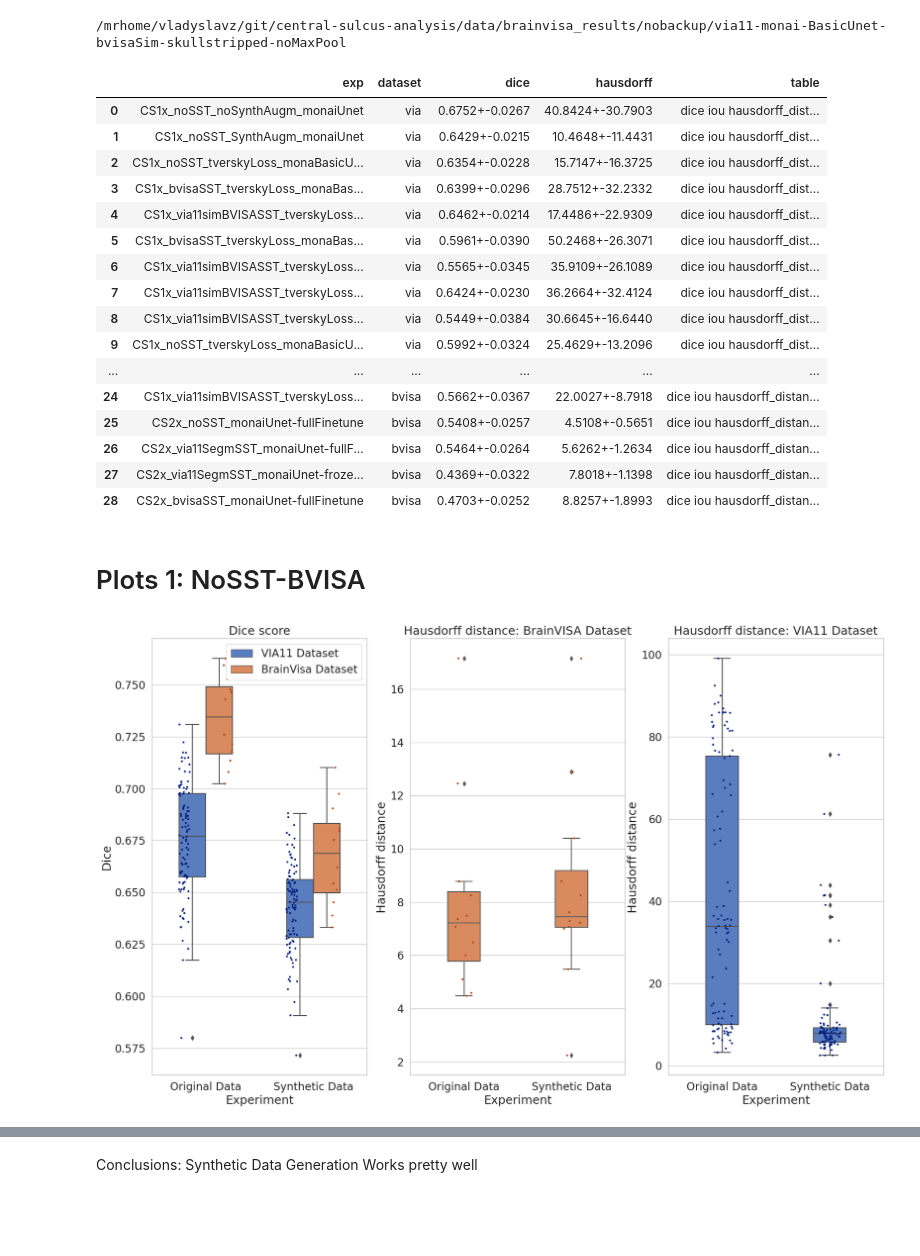
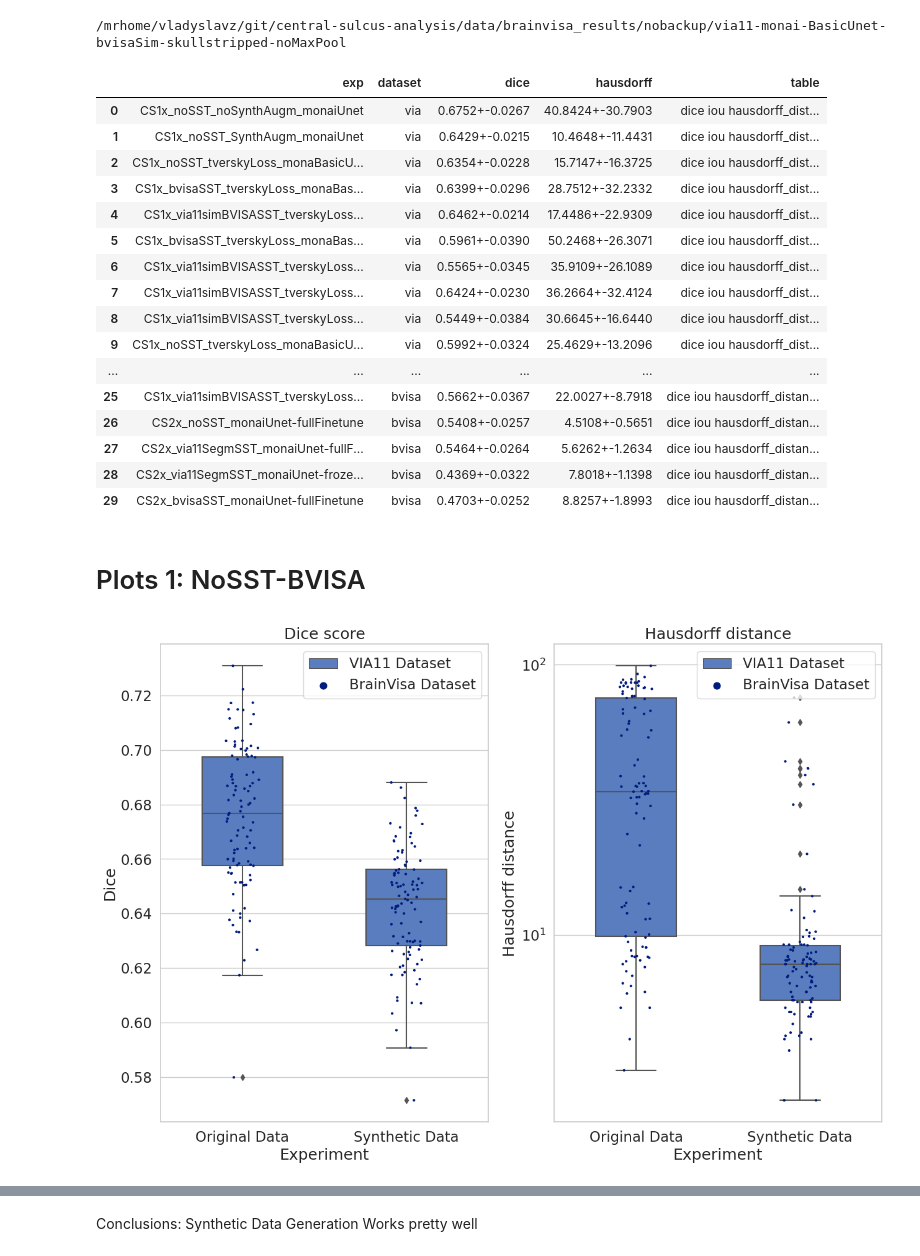
Before and after one commit to Vivikar/central-sulcus-analysis, a Jupyter notebook: notebooks/16_GenerateReportPlotsTables.ipynb, the cells around one changed output, grey strips where cells are left out. Saved outputs shown, nothing was run; the diff lists cells and outputs as text; code cells hidden in the pictures; blank space fills up the shorter version.

Commit message:
report main plots dump

```diff
--- a/notebooks/16_GenerateReportPlotsTables.ipynb
+++ b/notebooks/16_GenerateReportPlotsTables.ipynb
@@ -28,5 +28,9 @@ import ptitprince as pt
 viapath = Path('/mrhome/vladyslavz/git/central-sulcus-analysis/data/via11/nobackup/segm_results/skull_stripped_images')
 bvisapath = Path('/mrhome/vladyslavz/git/central-sulcus-analysis/data/brainvisa_results/nobackup')
 # %%
-[x for x in bvisapath.iterdir()]
+dirs_bvisa = [x for x in bvisapath.iterdir()]
+print(dirs_bvisa)
+
+dirs_via = [x for x in viapath.iterdir()]
+print(dirs_via)
 # %% [output]
@@ -48,6 +39,6 @@ bvisapath = Path('/mrhome/vladyslavz/git/central-sulcus-analysis/data/brainvisa_
 # %%
 aggregate_results = []
-for exp in viapath.iterdir():
+for exp in dirs_via:
     res_csv = pd.read_csv(exp / 'via11_metrics.csv').set_index('caseid')
     aggr = {'exp': exp.name,
             'dataset':'via',
@@ -56,7 +47,7 @@ for exp in viapath.iterdir():
             'table':res_csv}
     aggregate_results.append(aggr)
 
-for exp in bvisapath.iterdir():
+for exp in dirs_bvisa:
     try:
         res_csv = pd.read_csv(exp / 'bvisa_metrics.csv').set_index('caseid')
     except:
@@ -87,11 +78,11 @@ aggregate_results
 | 8 | CS1x_via11simBVISASST_tverskyLoss... | via | 0.5449+-0.0384 | 30.6645+-16.6440 | dice iou hausdorff_dist... |
 | 9 | CS1x_noSST_tverskyLoss_monaBasicU... | via | 0.5992+-0.0324 | 25.4629+-13.2096 | dice iou hausdorff_dist... |
 | ... | ... | ... | ... | ... | ... |
-| 24 | CS1x_via11simBVISASST_tverskyLoss... | bvisa | 0.5662+-0.0367 | 22.0027+-8.7918 | dice iou hausdorff_distan... |
-| 25 | CS2x_noSST_monaiUnet-fullFinetune | bvisa | 0.5408+-0.0257 | 4.5108+-0.5651 | dice iou hausdorff_distan... |
-| 26 | CS2x_via11SegmSST_monaiUnet-fullF... | bvisa | 0.5464+-0.0264 | 5.6262+-1.2634 | dice iou hausdorff_distan... |
-| 27 | CS2x_via11SegmSST_monaiUnet-froze... | bvisa | 0.4369+-0.0322 | 7.8018+-1.1398 | dice iou hausdorff_distan... |
-| 28 | CS2x_bvisaSST_monaiUnet-fullFinetune | bvisa | 0.4703+-0.0252 | 8.8257+-1.8993 | dice iou hausdorff_distan... |
+| 25 | CS1x_via11simBVISASST_tverskyLoss... | bvisa | 0.5662+-0.0367 | 22.0027+-8.7918 | dice iou hausdorff_distan... |
+| 26 | CS2x_noSST_monaiUnet-fullFinetune | bvisa | 0.5408+-0.0257 | 4.5108+-0.5651 | dice iou hausdorff_distan... |
+| 27 | CS2x_via11SegmSST_monaiUnet-fullF... | bvisa | 0.5464+-0.0264 | 5.6262+-1.2634 | dice iou hausdorff_distan... |
+| 28 | CS2x_via11SegmSST_monaiUnet-froze... | bvisa | 0.4369+-0.0322 | 7.8018+-1.1398 | dice iou hausdorff_distan... |
+| 29 | CS2x_bvisaSST_monaiUnet-fullFinetune | bvisa | 0.4703+-0.0252 | 8.8257+-1.8993 | dice iou hausdorff_distan... |
 # %%
 merged_dfs = []
 for exp in aggregate_results.index:
@@ -122,59 +113,48 @@ if experiments2rename:
 if filter_ds:
     plot_df = plot_df[plot_df['Dataset'] == filter_ds]
 else:
     plot_df = plot_df
 
-fig, ax = plt.subplots(1, 3, figsize=(20, 12))
+fig, ax = plt.subplots(1, 2, figsize=(15, 10))
 sns.boxplot(data=plot_df, hue='Dataset', y='Dice', x='Experiment',
             width =0.5, ax=ax[0])
 ax[0].legend(loc='lower right')
 # Add in points to show each observation
 sns.stripplot(data=plot_df, hue='Dataset', y='Dice', x='Experiment',
               size=3, ax=ax[0],dodge=True, palette='dark'
               )
 
 
+sns.boxplot(data=plot_df, hue='Dataset', y='Hausdorff distance', x='Experiment',
+            width =0.5, ax=ax[1])
+ax[0].legend(loc='lower right')
+# Add in points to show each observation
+sns.stripplot(data=plot_df, hue='Dataset', y='Hausdorff distance', x='Experiment',
+              size=3, ax=ax[1],dodge=True, palette='dark'
+              )
+
+
 legend = ax[0].legend()
 handles, texts = legend.legendHandles, legend.get_texts()
 ax[0].legend(handles[:2], ['VIA11 Dataset', 'BrainVisa Dataset'])
-
+ax[1].legend(handles[:2], ['VIA11 Dataset', 'BrainVisa Dataset'])
 
 plt.xticks(rotation=0)
-# plt.show()
 
-# fig, ax = plt.subplots(2, 1, figsize=(8, 16))
 plot_df1 = plot_df[plot_df.Dataset == 'via']
 plot_df2 = plot_df[plot_df.Dataset == 'bvisa']
 plt.xticks(rotation=0)
 
-sns.boxplot(data=plot_df1,
-            y='Hausdorff distance', x='Experiment', width=0.3,
-            ax = ax[2],  color=sns.palettes.color_palette('muted')[0])
-
-sns.stripplot(data=plot_df1,
-            y='Hausdorff distance', x='Experiment',
-            ax = ax[2], color=sns.palettes.color_palette('dark')[0],
-            dodge=True, size=3
-              )
-
-sns.boxplot(data=plot_df2,
-            y='Hausdorff distance', x='Experiment',width=0.3,
-            ax = ax[1], color=sns.palettes.color_palette('muted')[1])
-# Add in points to show each observation
-sns.stripplot(data=plot_df2,
-            y='Hausdorff distance', x='Experiment',
-            ax = ax[1], color=sns.palettes.color_palette('dark')[1],
-            dodge=True, size=3
-              )
 
 
+ax[1].set_yscale('log')
+
 ax[0].set_title('Dice score')
-ax[1].set_title('Hausdorff distance: BrainVISA Dataset')
-ax[2].set_title('Hausdorff distance: VIA11 Dataset')
+ax[1].set_title('Hausdorff distance')
 
 plt.show()
 # %% [output]
-[figure, old version]
+[figure, new version]
 # %%
 plot_df_rain = plot_df[plot_df.Dataset == 'via']
 plot_df_rain.replace('Original Data','Original Brainvisa', inplace=True)
```
Also changed, not shown: parts of 8 cells of this notebook, 11 other files.
